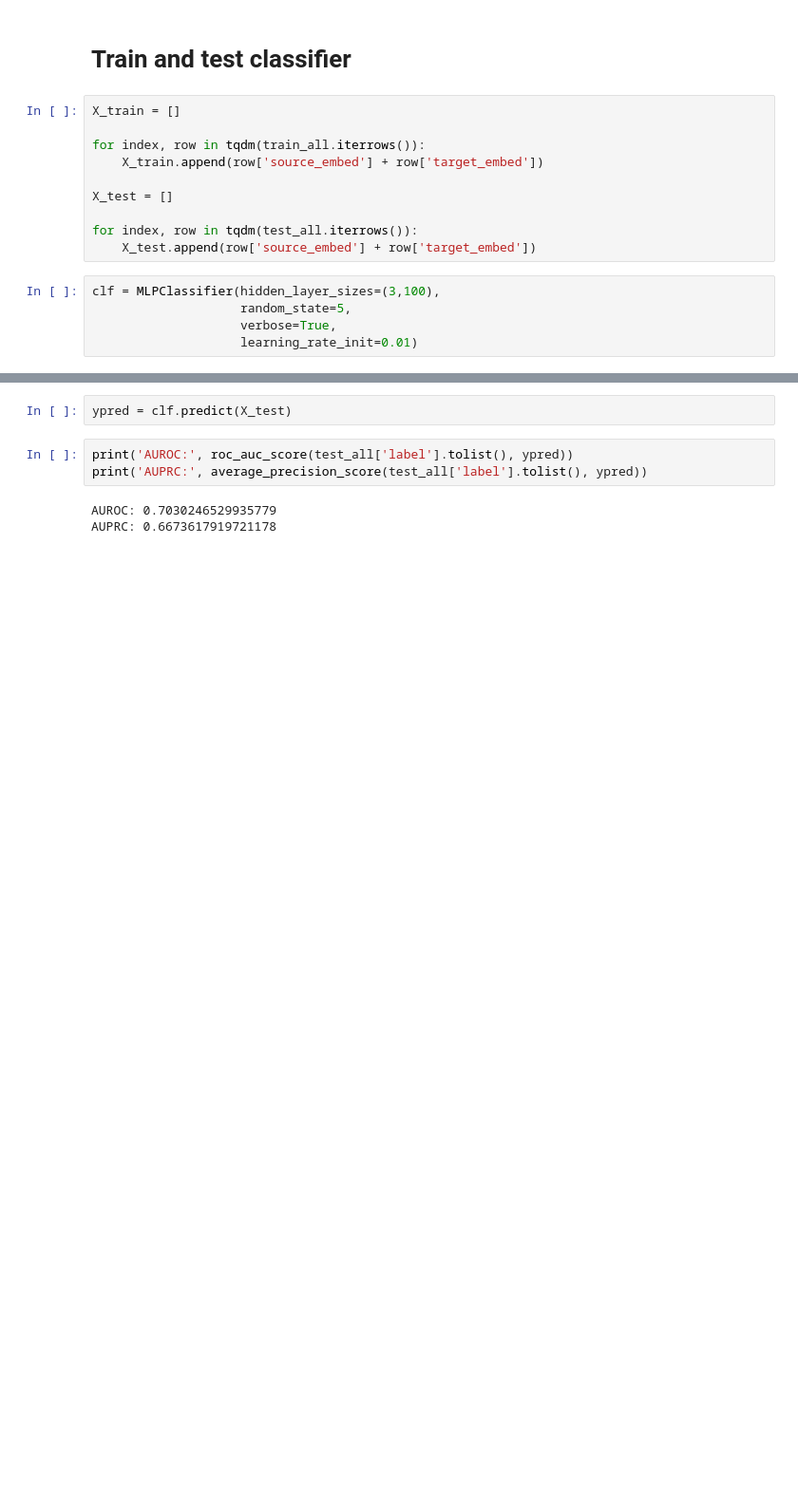
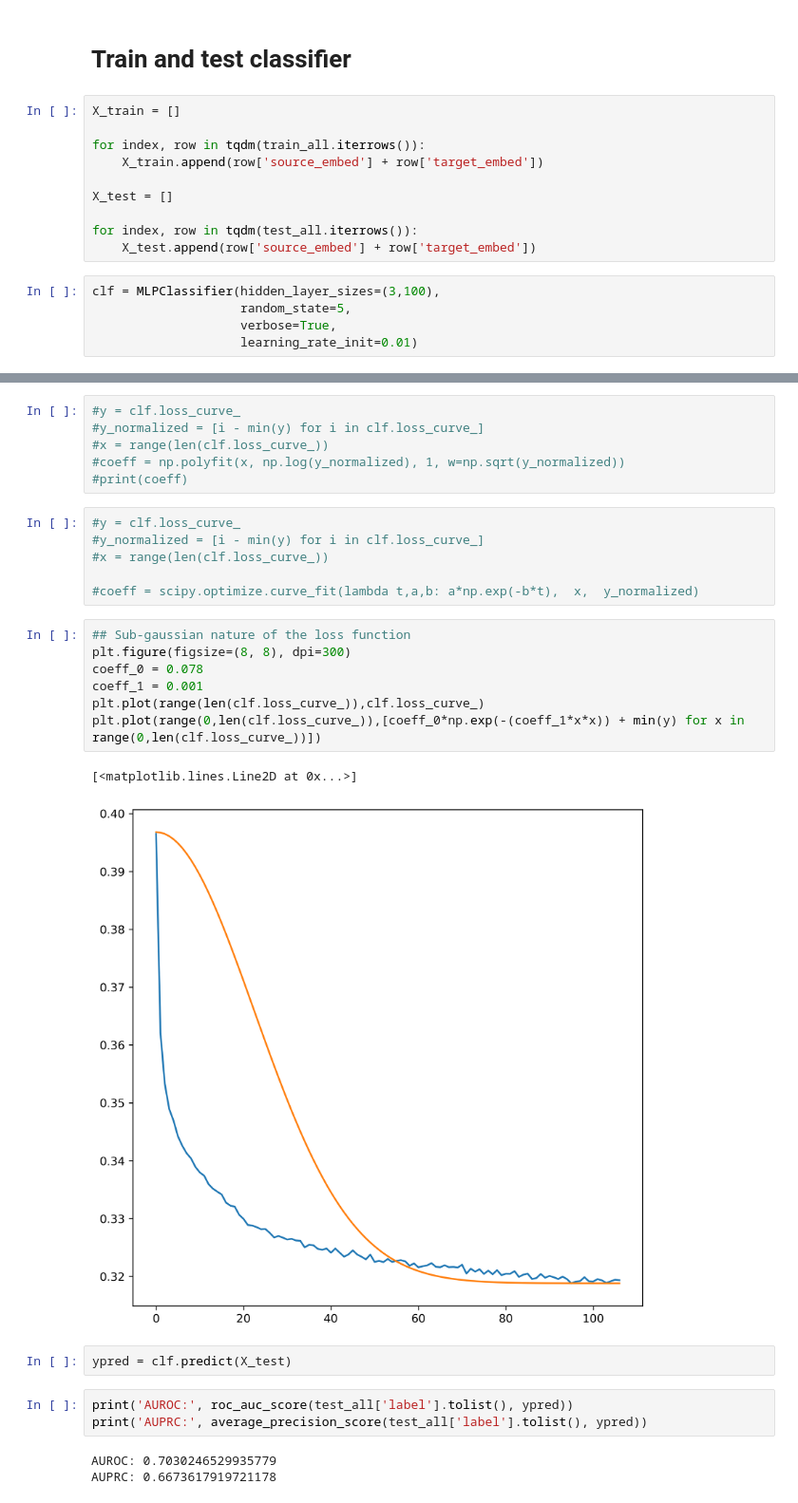
Before and after one commit to ChatterjeeAyan/UPNA, a Jupyter notebook: Temporal-Networks/subredit inductive link prediction 2014-2015.ipynb, the cells around one changed output, grey strips where cells are left out. Shown: that part at 95% size. Saved outputs shown, nothing was run; the diff lists cells and outputs as text; blank space fills up the shorter version.

Commit message:
Adding experiments on the subgaussian nature of the loss function

```diff
--- a/Temporal-Networks/subredit inductive link prediction 2014-2015.ipynb
+++ b/Temporal-Networks/subredit inductive link prediction 2014-2015.ipynb
@@ -284,6 +290,28 @@ MLPClassifier(activation='relu', alpha=0.0001, batch_size='auto', beta_1=0.9,
               power_t=0.5, random_state=5, shuffle=True, solver='adam',
               tol=0.0001, validation_fraction=0.1, verbose=True,
               warm_start=False)
+# %%
+#y = clf.loss_curve_
+#y_normalized = [i - min(y) for i in clf.loss_curve_]
+#x = range(len(clf.loss_curve_))
+#coeff = np.polyfit(x, np.log(y_normalized), 1, w=np.sqrt(y_normalized))
+#print(coeff)
+# %%
+#y = clf.loss_curve_
+#y_normalized = [i - min(y) for i in clf.loss_curve_]
+#x = range(len(clf.loss_curve_))
+
+#coeff = scipy.optimize.curve_fit(lambda t,a,b: a*np.exp(-b*t),  x,  y_normalized)
+# %%
+## Sub-gaussian nature of the loss function
+plt.figure(figsize=(8, 8), dpi=300)
+coeff_0 = 0.078
+coeff_1 = 0.001
+plt.plot(range(len(clf.loss_curve_)),clf.loss_curve_)
+plt.plot(range(0,len(clf.loss_curve_)),[coeff_0*np.exp(-(coeff_1*x*x)) + min(y) for x in range(0,len(clf.loss_curve_))])
+# %% [output]
+[<matplotlib.lines.Line2D at 0x...>]
+[figure, added]
 # %%
 ypred = clf.predict(X_test)
 # %%
```
Also changed, not shown: parts of 5 cells of this notebook.
